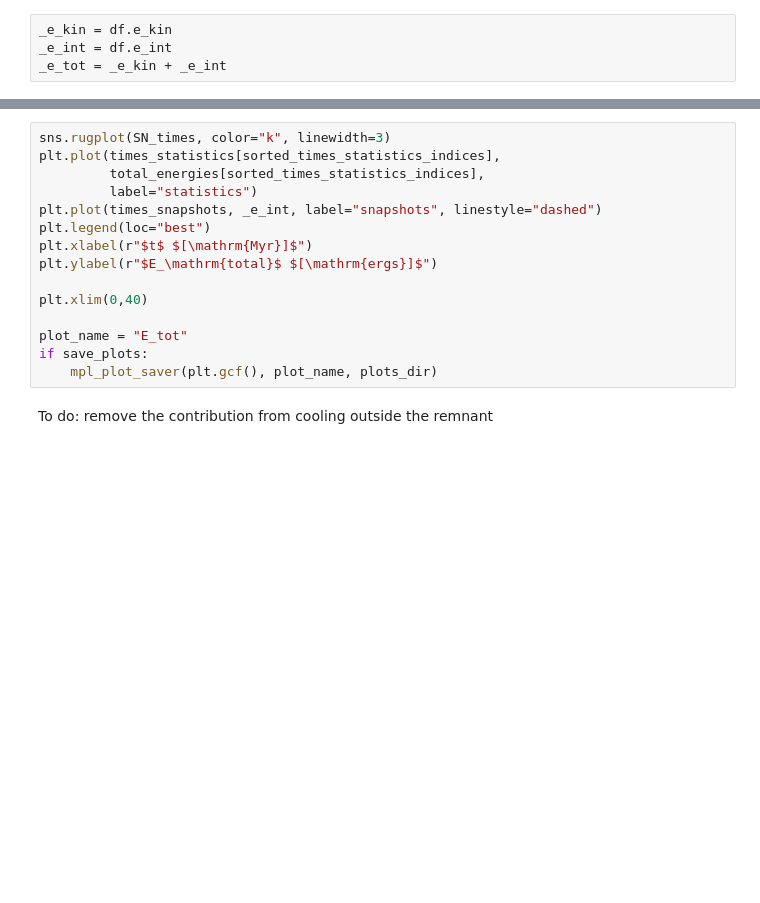
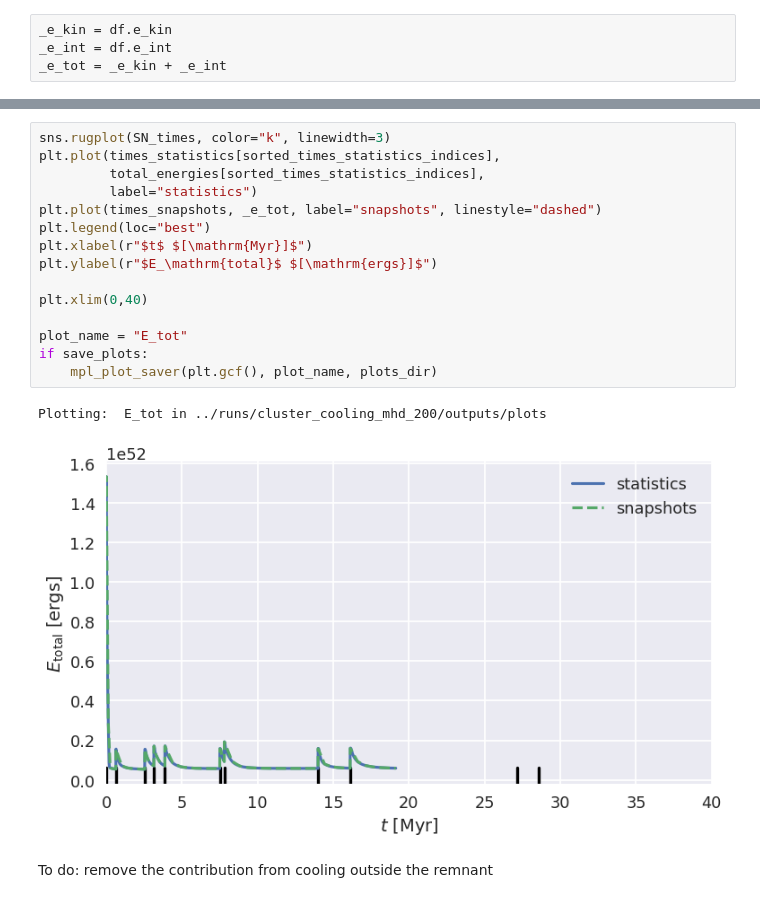
Before and after one commit to egentry/gizmo-clustered-SNe, a Jupyter notebook: scripts/visualize.ipynb, the cells around one changed output, grey strips where cells are left out. Saved outputs shown, nothing was run; the diff lists cells and outputs as text; blank space fills up the shorter version.

```diff
--- a/scripts/visualize.ipynb
+++ b/scripts/visualize.ipynb
@@ -203,18 +357,21 @@ if save_plots:
 # %%
 sns.rugplot(SN_times, color="k", linewidth=3)
 plt.plot(times_statistics[sorted_times_statistics_indices],
          total_energies[sorted_times_statistics_indices],
          label="statistics")
-plt.plot(times_snapshots, _e_int, label="snapshots", linestyle="dashed")
+plt.plot(times_snapshots, _e_tot, label="snapshots", linestyle="dashed")
 plt.legend(loc="best")
 plt.xlabel(r"$t$ $[\mathrm{Myr}]$")
 plt.ylabel(r"$E_\mathrm{total}$ $[\mathrm{ergs}]$")
 
 plt.xlim(0,40)
 
 plot_name = "E_tot"
 if save_plots:
     mpl_plot_saver(plt.gcf(), plot_name, plots_dir)
+# %% [output]
+Plotting:  E_tot in ../runs/cluster_cooling_mhd_200/outputs/plots
+[figure, added]
 # %% [markdown]
 To do: remove the contribution from cooling outside the remnant
 # %%
```
Also changed, not shown: parts of 30 cells of this notebook, 2 other files.
